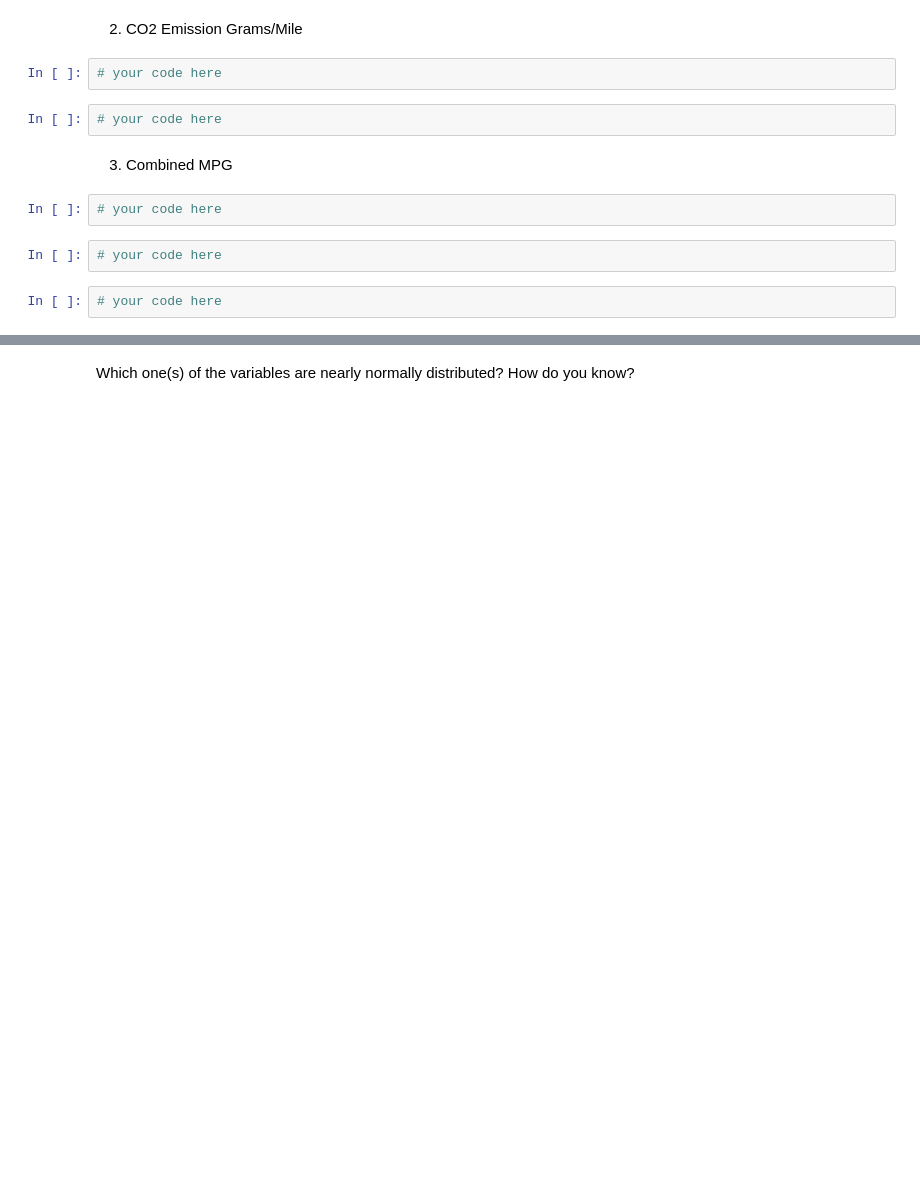
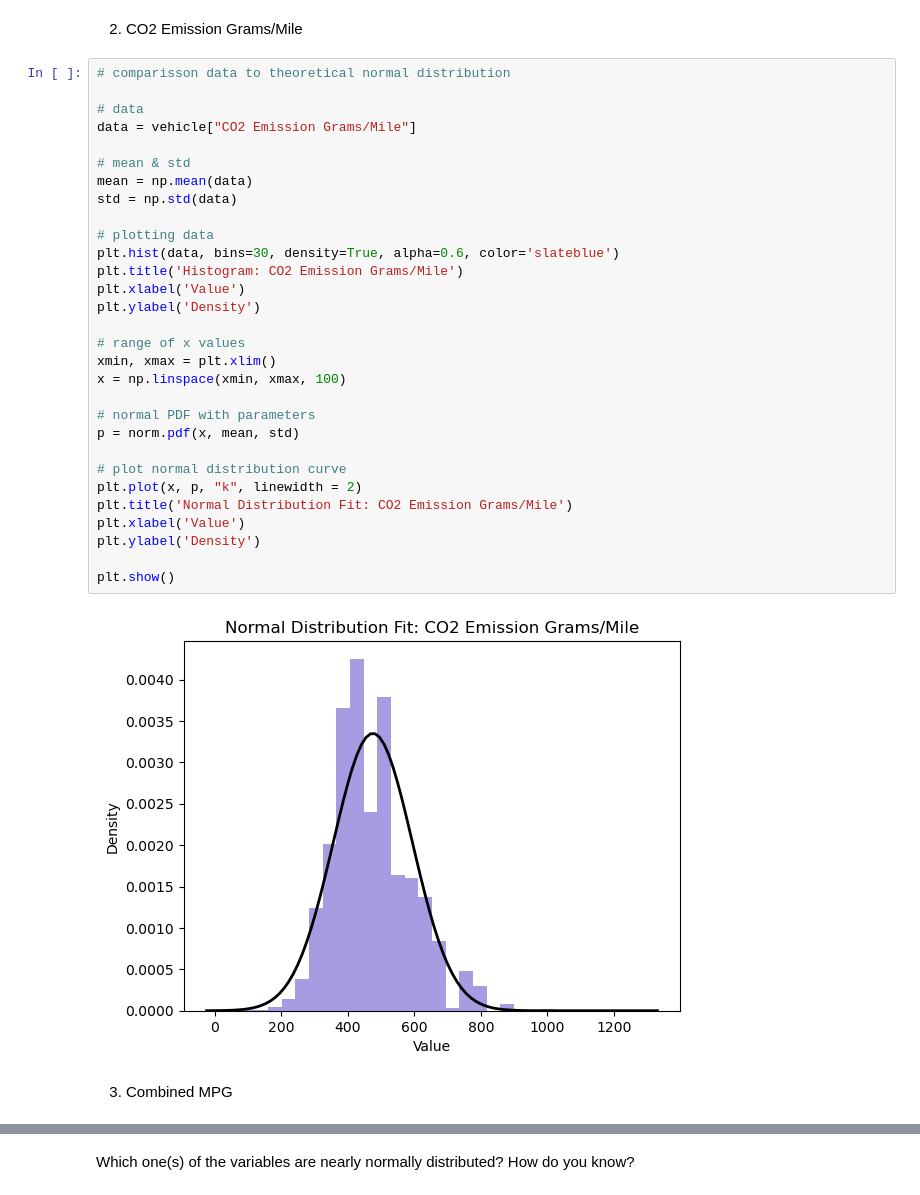
Before and after one commit to mara-pn/lab-continuous-probability-distributions-en, a Jupyter notebook: your-code/main.ipynb, the cells around one changed output, grey strips where cells are left out. Cells and saved outputs as stored; diff of their text form; blank space fills up the shorter version.

```diff
--- a/your-code/main.ipynb
+++ b/your-code/main.ipynb
@@ -143,14 +181,36 @@ Then plot the histograms for the following variables:
 # %% [markdown]
 2. CO2 Emission Grams/Mile
-# %%
-# your code here
-# %%
-# your code here
+# %%
+# comparisson data to theoretical normal distribution
+
+# data
+data = vehicle["CO2 Emission Grams/Mile"]
+
+# mean & std
+mean = np.mean(data)
+std = np.std(data)
+
+# plotting data
+plt.hist(data, bins=30, density=True, alpha=0.6, color='slateblue')
+plt.title('Histogram: CO2 Emission Grams/Mile')
+plt.xlabel('Value')
+plt.ylabel('Density')
+
+# range of x values
+xmin, xmax = plt.xlim()
+x = np.linspace(xmin, xmax, 100)
+
+# normal PDF with parameters
+p = norm.pdf(x, mean, std)
+
+# plot normal distribution curve
+plt.plot(x, p, "k", linewidth = 2)
+plt.title('Normal Distribution Fit: CO2 Emission Grams/Mile')
+plt.xlabel('Value')
+plt.ylabel('Density')
+
+plt.show()
+# %% [output]
+[figure, added]
 # %% [markdown]
 3. Combined MPG
-# %%
-# your code here
-# %%
-# your code here
-# %%
-# your code here
```
Also changed, not shown: parts of 14 cells of this notebook.
